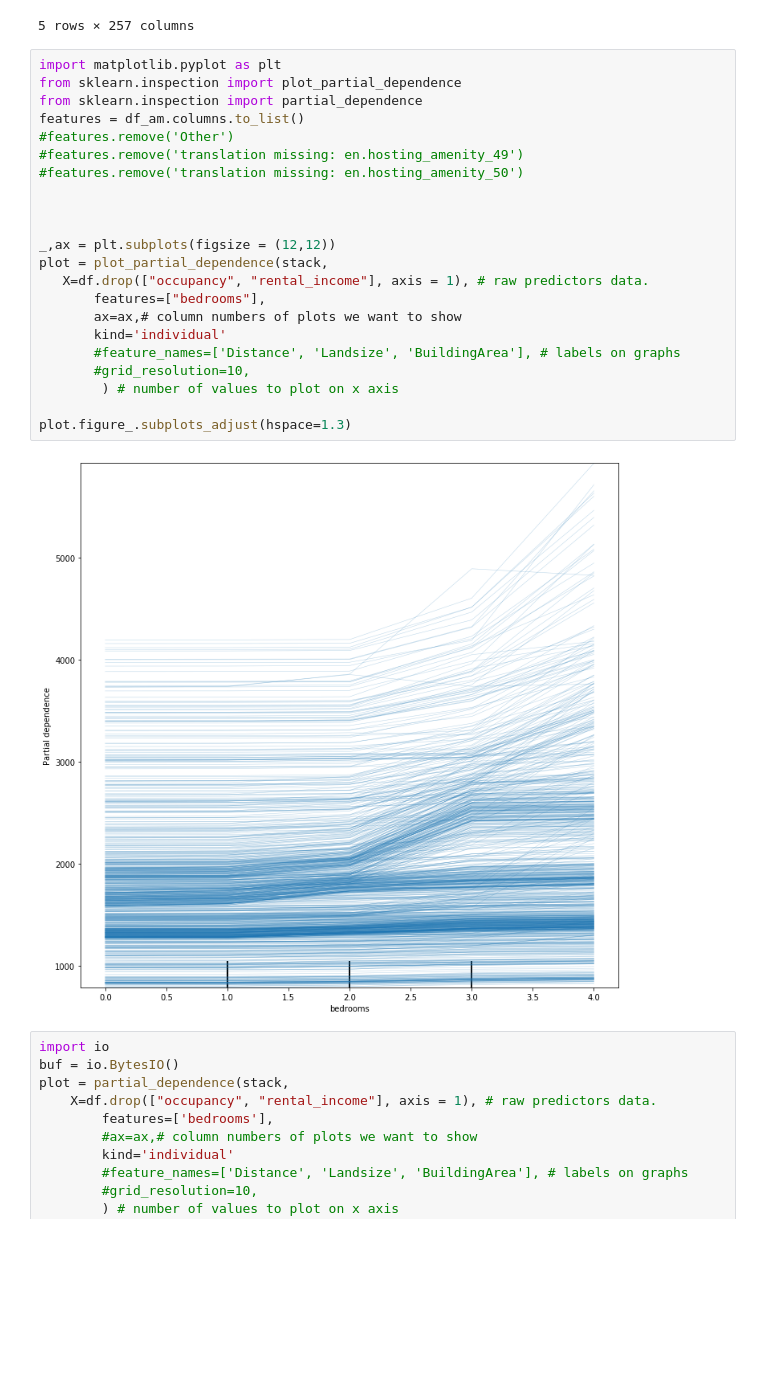
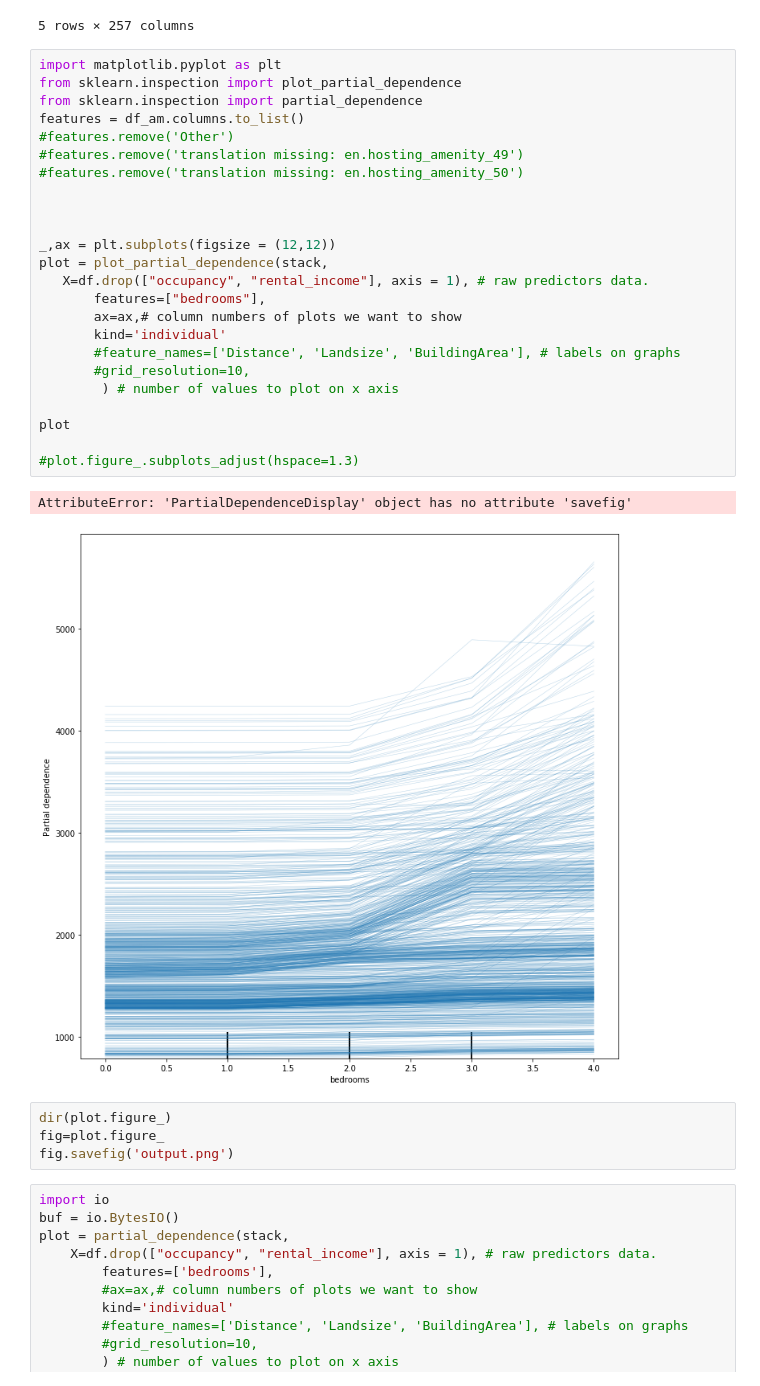
Before and after one commit to npschweizer/Amenity_Valuation, a Jupyter notebook: sample_plots.ipynb, the cells around one changed output. Cells and saved outputs as stored; diff of their text form; blank space fills up the shorter version.

Commit message:
fixed ICE plot and markdown output

```diff
--- a/sample_plots.ipynb
+++ b/sample_plots.ipynb
@@ -142,27 +142,34 @@ df.head()
 # %%
 import matplotlib.pyplot as plt
 from sklearn.inspection import plot_partial_dependence
 from sklearn.inspection import partial_dependence
 features = df_am.columns.to_list()
 #features.remove('Other')
 #features.remove('translation missing: en.hosting_amenity_49')
 #features.remove('translation missing: en.hosting_amenity_50')
 
 
 
 _,ax = plt.subplots(figsize = (12,12))
 plot = plot_partial_dependence(stack,
    X=df.drop(["occupancy", "rental_income"], axis = 1), # raw predictors data.
        features=["bedrooms"],
        ax=ax,# column numbers of plots we want to show
        kind='individual'
        #feature_names=['Distance', 'Landsize', 'BuildingArea'], # labels on graphs
        #grid_resolution=10,
         ) # number of values to plot on x axis
 
-plot.figure_.subplots_adjust(hspace=1.3)
+plot
+
+#plot.figure_.subplots_adjust(hspace=1.3)
 # %% [output]
+AttributeError: 'PartialDependenceDisplay' object has no attribute 'savefig'
-[figure, old version]
+[figure, new version]
+# %%
+dir(plot.figure_)
+fig=plot.figure_
+fig.savefig('output.png')
 # %%
 import io
 buf = io.BytesIO()
```
Also changed, not shown: 3 other files.
